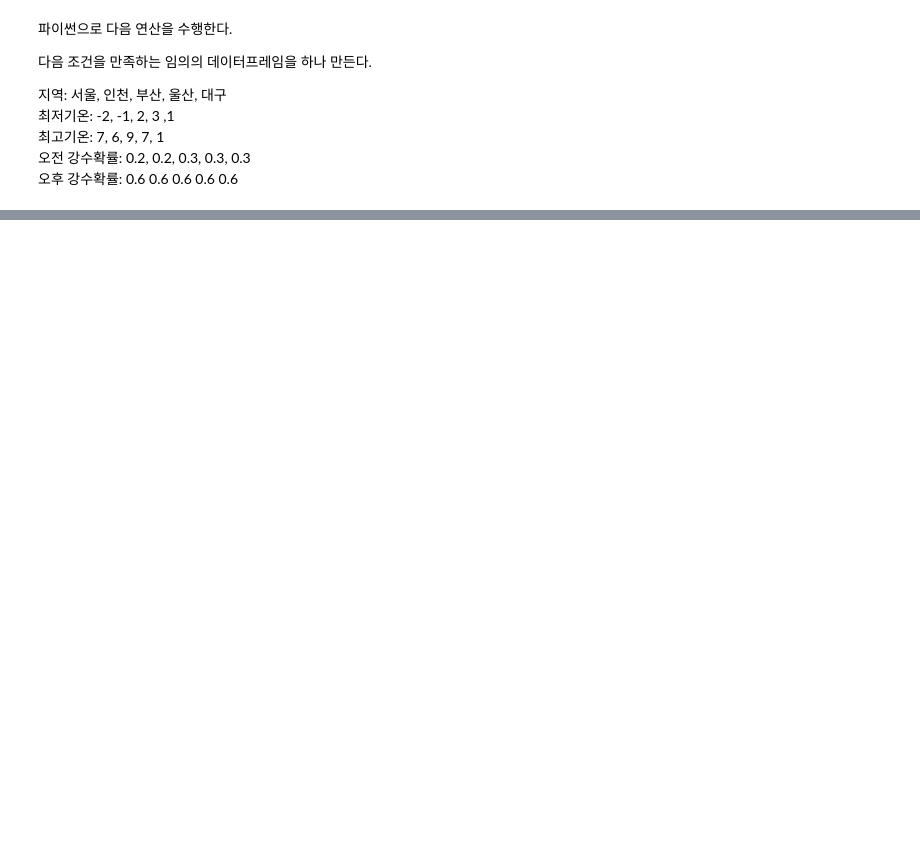
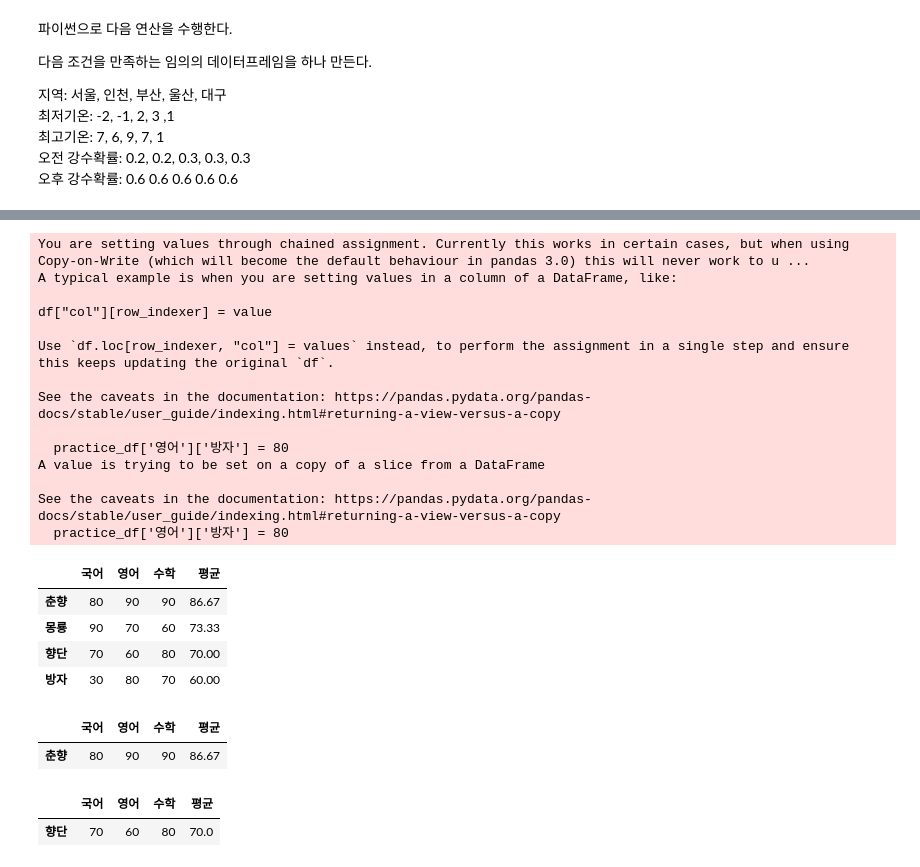
Before and after one commit to DDDDKo/python_study, a Jupyter notebook: pandas_data_analysis/pandas_class.ipynb, the cells around one changed output, grey strips where cells are left out. Cells and saved outputs as stored; diff of their text form; code cells hidden in the pictures; blank space fills up the shorter version.

```diff
--- a/pandas_data_analysis/pandas_class.ipynb
+++ b/pandas_data_analysis/pandas_class.ipynb
@@ -333,0 +425,37 @@ ddf
+# %%
+# (4) 방자의 영어 점수를 80점으로 수정하고 평균 점수도 다시 계산한다.
+practice_df['영어']['방자'] = 80
+practice_df['평균'] = ((practice_df['국어'] + practice_df['수학'] + practice_df['영어']) / 3).round(2)
+practice_df
+# %% [output]
+You are setting values through chained assignment. Currently this works in certain cases, but when using Copy-on-Write (which will become the default behaviour in pandas 3.0) this will never work to u ...
+A typical example is when you are setting values in a column of a DataFrame, like:
+
+df["col"][row_indexer] = value
+
+Use `df.loc[row_indexer, "col"] = values` instead, to perform the assignment in a single step and ensure this keeps updating the original `df`.
+
+See the caveats in the documentation: https://pandas.pydata.org/pandas-docs/stable/user_guide/indexing.html#returning-a-view-versus-a-copy
+
+  practice_df['영어']['방자'] = 80
+A value is trying to be set on a copy of a slice from a DataFrame
+
+See the caveats in the documentation: https://pandas.pydata.org/pandas-docs/stable/user_guide/indexing.html#returning-a-view-versus-a-copy
+  practice_df['영어']['방자'] = 80
+|  | 국어 | 영어 | 수학 | 평균 |
+| 춘향 | 80 | 90 | 90 | 86.67 |
+| 몽룡 | 90 | 70 | 60 | 73.33 |
+| 향단 | 70 | 60 | 80 | 70.00 |
+| 방자 | 30 | 80 | 70 | 60.00 |
+# %%
+# (5) 춘향의 점수를 데이터프레임으로 나타낸다.
+practice_df[:1]
+# %% [output]
+|  | 국어 | 영어 | 수학 | 평균 |
+| 춘향 | 80 | 90 | 90 | 86.67 |
+# %%
+# (6) 향단의 점수를 시리즈로 나타낸다.
+practice_df[2:3]
+# %% [output]
+|  | 국어 | 영어 | 수학 | 평균 |
+| 향단 | 70 | 60 | 80 | 70.0 |
```
Also changed, not shown: parts of 34 cells of this notebook.
